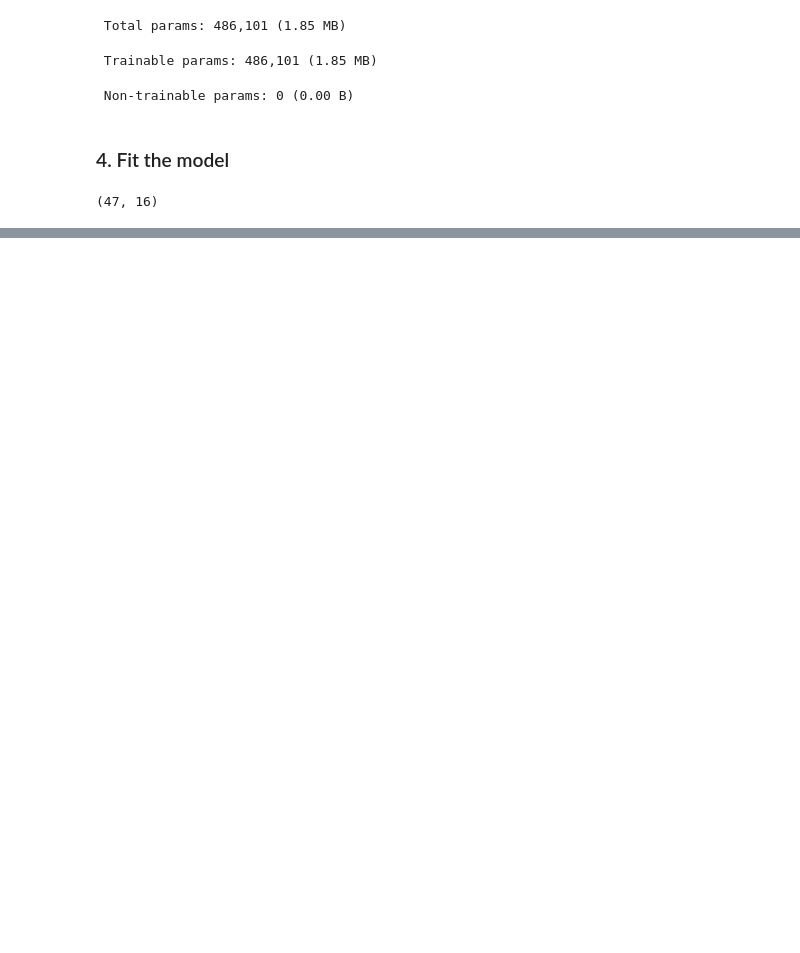
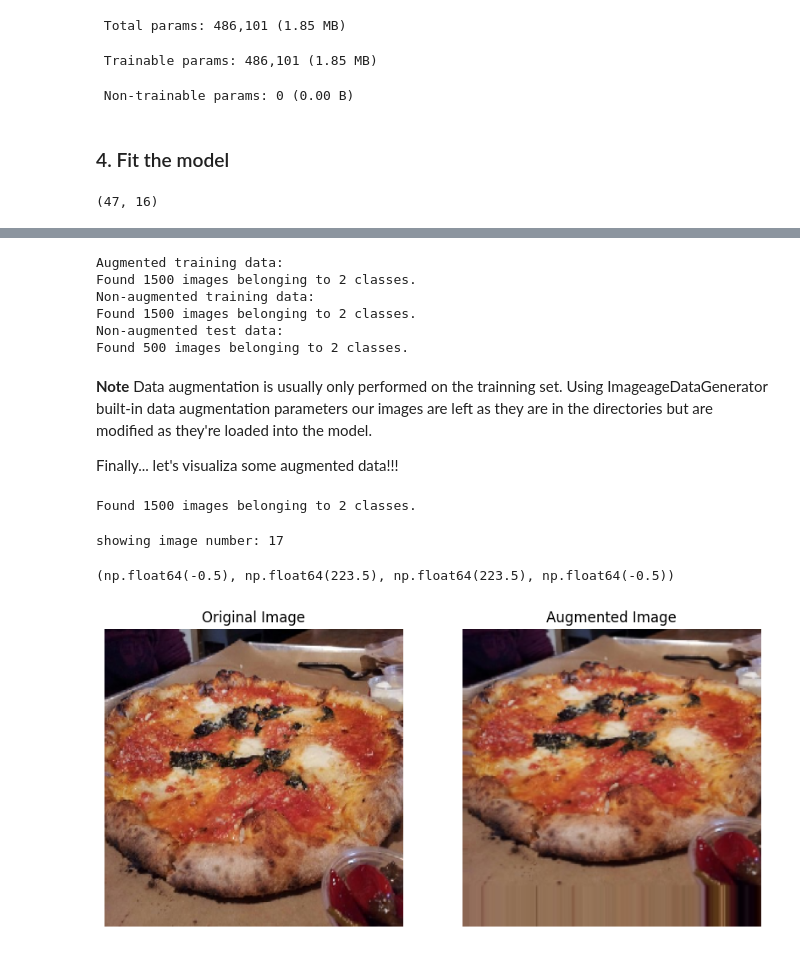
Before and after one commit to leohfigueiredo/Tensorflow, a Jupyter notebook: 03-Introduction-to-computer-vision-with-tensorflow.ipynb, the cells around one changed output, grey strips where cells are left out. Cells and saved outputs as stored; diff of their text form; code cells hidden in the pictures; blank space fills up the shorter version.

```diff
--- a/03-Introduction-to-computer-vision-with-tensorflow.ipynb
+++ b/03-Introduction-to-computer-vision-with-tensorflow.ipynb
@@ -716,0 +859,16 @@ Epoch 5/5
+# %%
+# Create ImageDataGenerator instances with data augmentation
+train_datagen_augmented = ImageDataGenerator(rescale=1./255,
+                                             rotation_range=0.3, # how much do you want to rotate an image
+                                             shear_range=0.2, # shear angle in counter-clockwise direction
+                                             zoom_range=0.2, #  zoom in and out
+                                             width_shift_range=0.2, # move the image left or right
+                                             height_shift_range=0.2, # move the image up and down
+                                             horizontal_flip=True) # flip the image horizontally
+                                             # vertical_flip=True) # flip the image vertically
+
+# Create ImageDataGenerator without data augmentation
+train_datagen = ImageDataGenerator(rescale=1./255)
+
+#Create ImageDataGenerator without data augmentation for the test  dataset
+test_datagen = ImageDataGenerator(rescale=1./255)
@@ -716,0 +881,63 @@ Epoch 5/5
+# %%
+# Import data and augment it from trainning directory
+from random import shuffle
+
+
+print("Augmented training data:")
+train_datagen_augmented.flow_from_directory(train_dir,
+                                            batch_size=32,
+                                            target_size=(224, 224),
+                                            class_mode="binary",
+                                            shuffle=False) # For demonstration only
+
+# Create non-augmented train data batches
+print("Non-augmented training data:")
+train_data = train_datagen.flow_from_directory(train_dir,
+                                               batch_size=32,
+                                               class_mode="binary",
+                                               shuffle=False)
+IMG_SIZE  = (224, 224)
+# Create non-augmented test data batches
+print("Non-augmented test data:")
+test_data = test_datagen.flow_from_directory(test_dir,
+                                             target_size=IMG_SIZE,
+                                             batch_size=32,
+                                             class_mode="binary",)
+# %% [output]
+Augmented training data:
+Found 1500 images belonging to 2 classes.
+Non-augmented training data:
+Found 1500 images belonging to 2 classes.
+Non-augmented test data:
+Found 500 images belonging to 2 classes.
+# %% [markdown]
+**Note** Data augmentation is usually only performed on the trainning set. Using ImageageDataGenerator built-in data augmentation parameters our images are left as they are in the directories but are modified as they're loaded into the model.
+
+Finally... let's visualiza some augmented data!!!
+# %%
+# get sample data batches
+images, labels = next(train_data)
+augmented_images, augmented_labels = next(train_datagen_augmented.flow_from_directory(train_dir,
+																						batch_size=32,
+																						target_size=(224, 224),
+																						class_mode="binary",
+																						shuffle=False)) # note: labels aren't augmented... only data (images)
+# %% [output]
+Found 1500 images belonging to 2 classes.
+# %%
+# Show original and augmented images
+random_number = random.randint(0, 32) # our batch sizes are 32...
+print(f"showing image number: {random_number}")
+plt.figure(figsize=(10, 7))
+plt.subplot(1, 2, 1)
+plt.imshow(images[random_number])
+plt.title("Original Image")
+plt.axis("off")
+plt.subplot(1, 2, 2)
+plt.imshow(augmented_images[random_number])
+plt.title("Augmented Image")
+plt.axis("off")
+# %% [output]
+showing image number: 17
+(np.float64(-0.5), np.float64(223.5), np.float64(223.5), np.float64(-0.5))
+[figure, added]
```
Also changed, not shown: parts of 35 cells of this notebook, 1 other file.
